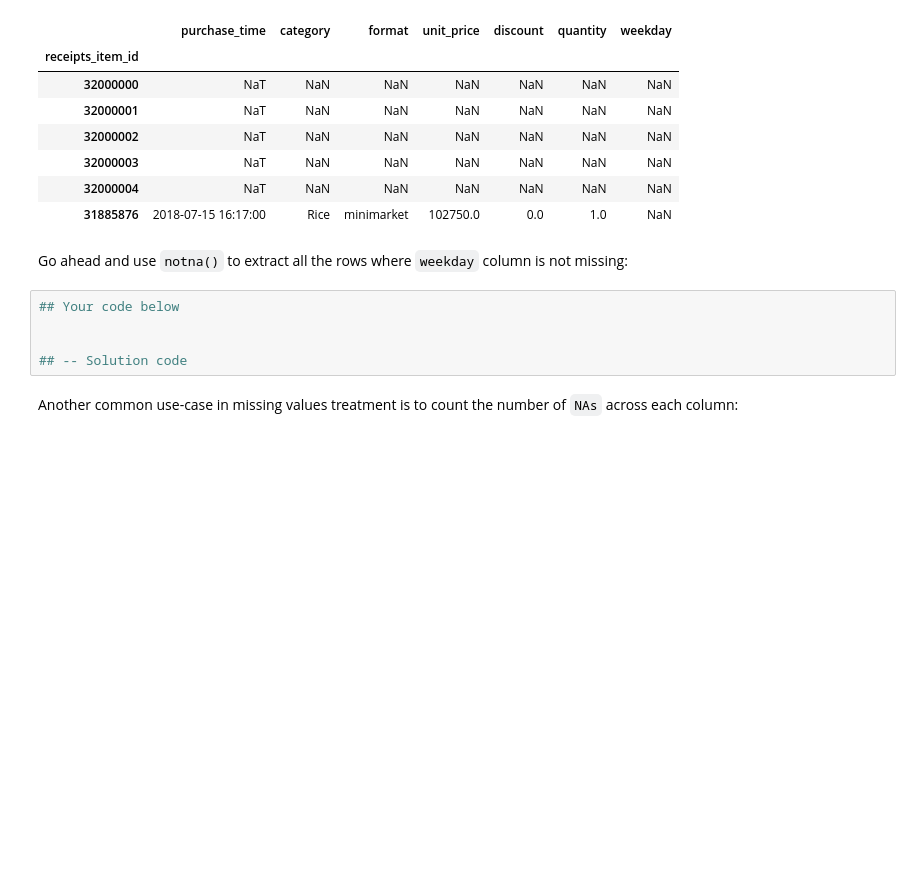
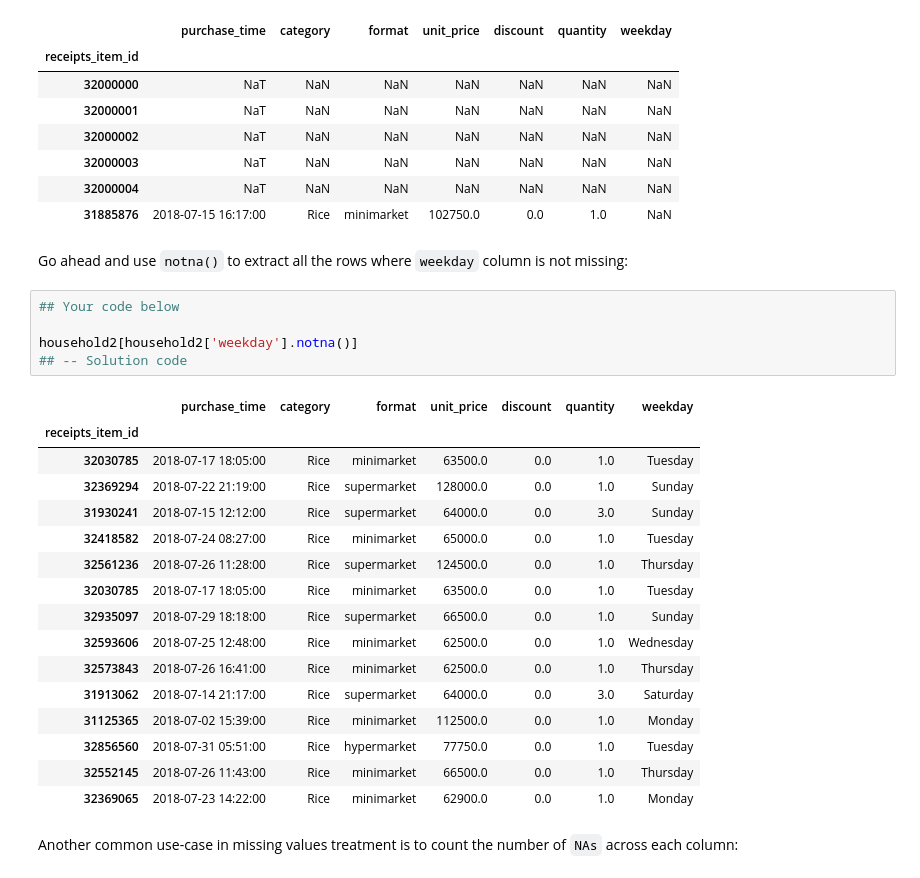
Before and after one commit to natali/dataanalysis, a Jupyter notebook: 2_Exploratory_Data_Analysis2.ipynb, the cells around one changed output. Drawn from its saved outputs; the diff is of its cells as text; blank space fills up the shorter version.

```diff
--- a/2_Exploratory_Data_Analysis2.ipynb
+++ b/2_Exploratory_Data_Analysis2.ipynb
@@ -671,8 +722,25 @@ Go ahead and use `notna()` to extract all the rows where `weekday` column is not
 # %%
 ## Your code below
 
-
+household2[household2['weekday'].notna()]
 ## -- Solution code
+# %% [output]
+|  | purchase_time | category | format | unit_price | discount | quantity | weekday |
+| receipts_item_id |  |  |  |  |  |  |  |
+| 32030785 | 2018-07-17 18:05:00 | Rice | minimarket | 63500.0 | 0.0 | 1.0 | Tuesday |
+| 32369294 | 2018-07-22 21:19:00 | Rice | supermarket | 128000.0 | 0.0 | 1.0 | Sunday |
+| 31930241 | 2018-07-15 12:12:00 | Rice | supermarket | 64000.0 | 0.0 | 3.0 | Sunday |
+| 32418582 | 2018-07-24 08:27:00 | Rice | minimarket | 65000.0 | 0.0 | 1.0 | Tuesday |
+| 32561236 | 2018-07-26 11:28:00 | Rice | supermarket | 124500.0 | 0.0 | 1.0 | Thursday |
+| 32030785 | 2018-07-17 18:05:00 | Rice | minimarket | 63500.0 | 0.0 | 1.0 | Tuesday |
+| 32935097 | 2018-07-29 18:18:00 | Rice | supermarket | 66500.0 | 0.0 | 1.0 | Sunday |
+| 32593606 | 2018-07-25 12:48:00 | Rice | minimarket | 62500.0 | 0.0 | 1.0 | Wednesday |
+| 32573843 | 2018-07-26 16:41:00 | Rice | minimarket | 62500.0 | 0.0 | 1.0 | Thursday |
+| 31913062 | 2018-07-14 21:17:00 | Rice | supermarket | 64000.0 | 0.0 | 3.0 | Saturday |
+| 31125365 | 2018-07-02 15:39:00 | Rice | minimarket | 112500.0 | 0.0 | 1.0 | Monday |
+| 32856560 | 2018-07-31 05:51:00 | Rice | hypermarket | 77750.0 | 0.0 | 1.0 | Tuesday |
+| 32552145 | 2018-07-26 11:43:00 | Rice | minimarket | 66500.0 | 0.0 | 1.0 | Thursday |
+| 32369065 | 2018-07-23 14:22:00 | Rice | minimarket | 62900.0 | 0.0 | 1.0 | Monday |
 # %% [markdown]
 Another common use-case in missing values treatment is to count the number of `NAs` across each column:
 # %%
```
Also changed, not shown: parts of 21 cells of this notebook, 10 other files.
